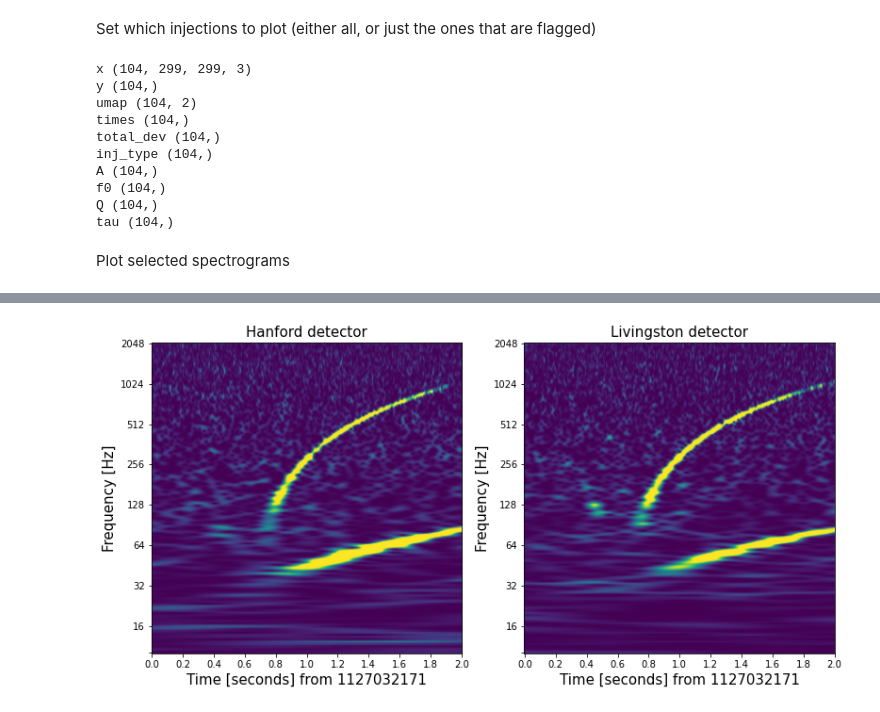
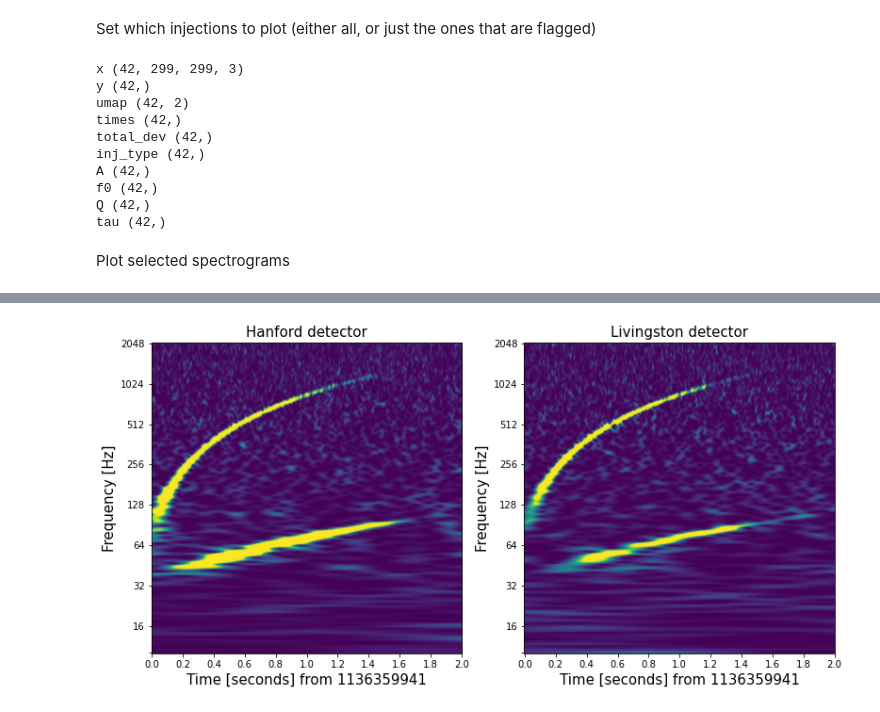
Before and after one commit to TomMarianer/gwml, a Jupyter notebook: local/notebooks/process_injected.ipynb, the cells around one changed output, grey strips where cells are left out. Saved outputs shown, nothing was run; the diff lists cells and outputs as text; code cells hidden in the pictures.

```diff
--- a/local/notebooks/process_injected.ipynb
+++ b/local/notebooks/process_injected.ipynb
@@ -31,8 +31,8 @@ Set the injection type and injection set (made several rounds of injections with
 inj_type = 'cg_double'
 # inj_type = 'wn'
 
-# inj_set = ''
-inj_set = 'all_sky_based'
+inj_set = ''
+# inj_set = 'all_sky_based'
 # inj_set = 'backup'
 # inj_set = 'no_constraints'
 
@@ -276,13 +279,17 @@ for key in x_tot.keys():
 Set which injections to plot (either all, or just the ones that are flagged)
 # %%
 # plot_idx = 'all'
-plot_idx = 'flagged'
+# plot_idx = 'flagged'
+plot_idx = 'flagged_both'
 
 if plot_idx == 'all':
     idx = df.index
 
 elif plot_idx == 'flagged':
     idx = (df['H_kde'] < kde_th) | (df['L_kde'] < kde_th) | (df['H_dev'] > dev_th) | (df['L_dev'] > dev_th)
+
+elif plot_idx == 'flagged_both':
+    idx = ((df['H_kde'] < kde_th) & (df['L_kde'] < kde_th)) | ((df['H_dev'] > dev_th) & (df['L_dev'] > dev_th))
 
 for detector in ['H', 'L']:
     tomap[detector] = {'x': x_tot[detector][idx], 'y': np.asarray(y_hat_tot[detector])[idx],
@@ -295,16 +302,16 @@ for detector in ['H', 'L']:
 for key in tomap['H'].keys():
     print(key, tomap['H'][key].shape)
 # %% [output]
-x (104, 299, 299, 3)
-y (104,)
-umap (104, 2)
-times (104,)
-total_dev (104,)
-inj_type (104,)
-A (104,)
-f0 (104,)
-Q (104,)
-tau (104,)
+x (42, 299, 299, 3)
+y (42,)
+umap (42, 2)
+times (42,)
+total_dev (42,)
+inj_type (42,)
+A (42,)
+f0 (42,)
+Q (42,)
+tau (42,)
 # %% [markdown]
 Plot selected spectrograms
 # %%
@@ -334,37 +341,37 @@ for num in nums[:1]:
     xtick_pos = np.linspace(0, x_tot['H'].shape[1] - 1, 11)
     xtick_label = ["{:.1f}".format(label) for label in np.linspace(0, 2, 11)]
 
     f_ax = np.flip(np.logspace(np.log10(10), np.log10(2048), x_tot['H'].shape[2]))
     ytick_pos = []
 
     ytick_label = np.flip(np.logspace(4, 11, 8, base=2)).astype('int')
     for tick in ytick_label:
         ytick_pos.append(min(range(len(f_ax)), key=lambda i: abs(f_ax[i] - tick)))
     ytick_pos.append(x_tot['H'].shape[2] - 1)
 
     for i, detector in enumerate(['H', 'L']):
         title = 'Hanford detector' if detector == 'H' else 'Livingston detector'
         ax = fig.add_subplot(1, 2, i + 1, xticks=[], yticks=[])
         ax.imshow(np.squeeze(x_tot[detector][num]))
         ax.set_title(title, size=size)
         ax.set_xlabel('Time [seconds] from %d' % round(times_tot[num]), size=size)
         ax.set_ylabel('Frequency [Hz]', size=size)
         ax.set_xticks(xtick_pos)
         ax.set_xticklabels(xtick_label)
         ax.set_yticks(ytick_pos)
         ax.set_yticklabels(ytick_label)
 
-#     fig_path = Path('paper_figs/mpl_figs/spectrograms/' + condition_method + '/injections/' + inj_type + '/' +
-#                     '_'.join(['A', str(int(round(A_tot[num] / 1e-22))).zfill(4) + 'e-22',
-#                               'f0', str(f0_tot[num]).zfill(4), 'Q', str(Q_tot[num]).zfill(4)]))
+    fig_path = Path('paper_figs/mpl_figs/spectrograms/' + condition_method + '/injections/' + inj_type + '/' +
+                    '_'.join(['A', str(int(round(A_tot[num] / 1e-22))).zfill(4) + 'e-22',
+                              'f0', str(f0_tot[num]).zfill(4), 'Q', str(Q_tot[num]).zfill(4)]))
 #     if not exists(fig_path):
 #         makedirs(fig_path)
 #     plt.savefig(join(fig_path, 'num_' + str(num) +'.png'))
 #     plt.close()
 
 plt.show()
 # %% [output]
-[figure, old version]
+[figure, new version]
 # %%
 # nums = [88, 122, 45, 144, 179] # cg_inc
 # nums = [88, 45] # cg_inc
```
Also changed, not shown: parts of 11 cells of this notebook, 4 other files.
